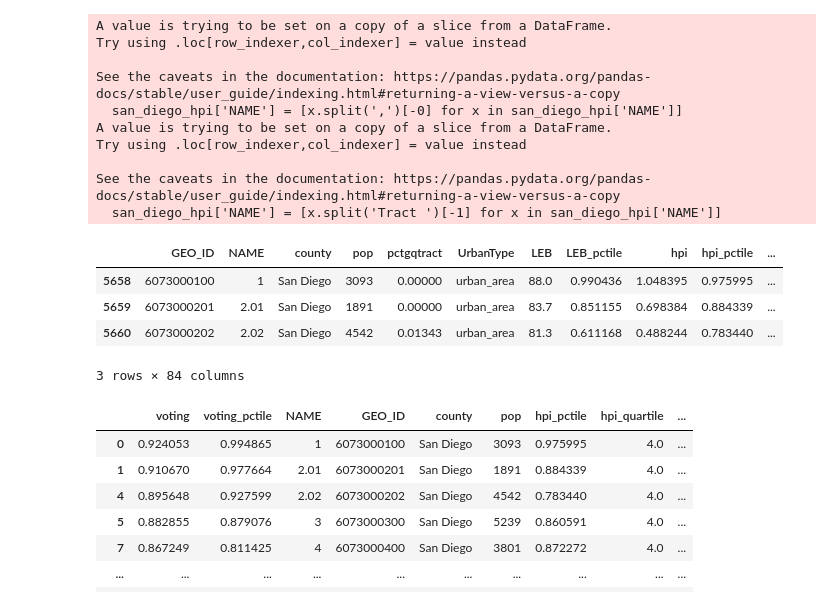
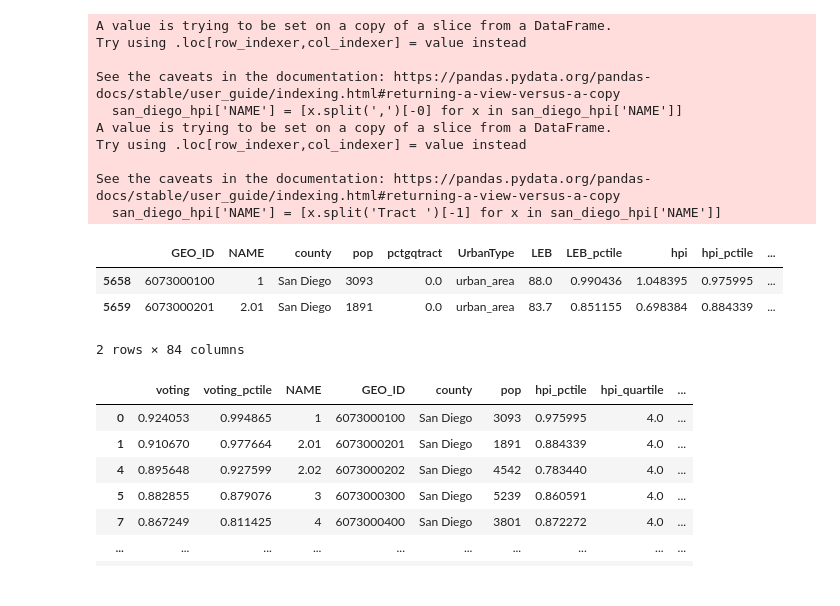
Before and after one commit to kacastel/DSCI-510-Final-Project, a Jupyter notebook: 510fpplay.ipynb, the cells around one changed output. Saved outputs shown, nothing was run; the diff lists cells and outputs as text; code cells hidden in the pictures.

```diff
--- a/510fpplay.ipynb
+++ b/510fpplay.ipynb
@@ -60,39 +57,37 @@ hpi_data.head(1)
 
 import pandas as pd
 
 url='https://drive.google.com/file/d/1-O5aXOkgAaQUxMjZ5EXu9y6kHxmjsyp2/view?usp=share_link'
 path = 'https://drive.google.com/uc?export=download&id='+url.split('/')[-2]
 master_hpi = pd.read_csv(path)
 
 master_hpi = pd.DataFrame(master_hpi)
 
 #Cleaning/Filtering mster HPI data. Preparing to join.
 # san_diego_hpi = master_hpi[master_hpi['county']=='San Diego']
 san_diego_hpi = master_hpi[master_hpi['county']=='San Diego']
 
 
 san_diego_hpi['NAME'] = [x.split(',')[-0] for x in san_diego_hpi['NAME']]
 
 san_diego_hpi['NAME'] = [x.split('Tract ')[-1] for x in san_diego_hpi['NAME']]
 
-san_diego_hpi.head(3)
-# len(san_diego_hpi)
+san_diego_hpi.head(2)
 # %% [output]
 A value is trying to be set on a copy of a slice from a DataFrame.
 Try using .loc[row_indexer,col_indexer] = value instead
 
 See the caveats in the documentation: https://pandas.pydata.org/pandas-docs/stable/user_guide/indexing.html#returning-a-view-versus-a-copy
   san_diego_hpi['NAME'] = [x.split(',')[-0] for x in san_diego_hpi['NAME']]
 A value is trying to be set on a copy of a slice from a DataFrame.
 Try using .loc[row_indexer,col_indexer] = value instead
 
 See the caveats in the documentation: https://pandas.pydata.org/pandas-docs/stable/user_guide/indexing.html#returning-a-view-versus-a-copy
   san_diego_hpi['NAME'] = [x.split('Tract ')[-1] for x in san_diego_hpi['NAME']]
 |  | GEO_ID | NAME | county | pop | pctgqtract | UrbanType | LEB | LEB_pctile | hpi | hpi_pctile | ... |
-| 5658 | 6073000100 | 1 | San Diego | 3093 | 0.00000 | urban_area | 88.0 | 0.990436 | 1.048395 | 0.975995 | ... |
-| 5659 | 6073000201 | 2.01 | San Diego | 1891 | 0.00000 | urban_area | 83.7 | 0.851155 | 0.698384 | 0.884339 | ... |
-| 5660 | 6073000202 | 2.02 | San Diego | 4542 | 0.01343 | urban_area | 81.3 | 0.611168 | 0.488244 | 0.783440 | ... |
+| 5658 | 6073000100 | 1 | San Diego | 3093 | 0.0 | urban_area | 88.0 | 0.990436 | 1.048395 | 0.975995 | ... |
+| 5659 | 6073000201 | 2.01 | San Diego | 1891 | 0.0 | urban_area | 83.7 | 0.851155 | 0.698384 | 0.884339 | ... |
-3 rows × 84 columns
+2 rows × 84 columns
 # %%
 # Joining datasets
 #san diego hpi: vaccine data
```
Also changed, not shown: parts of 18 cells of this notebook.
